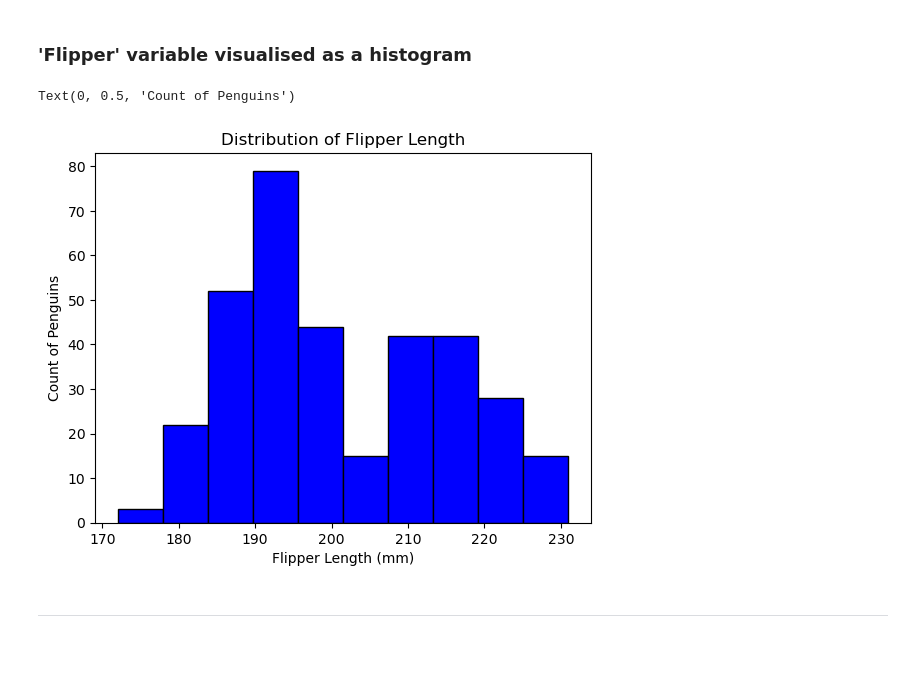
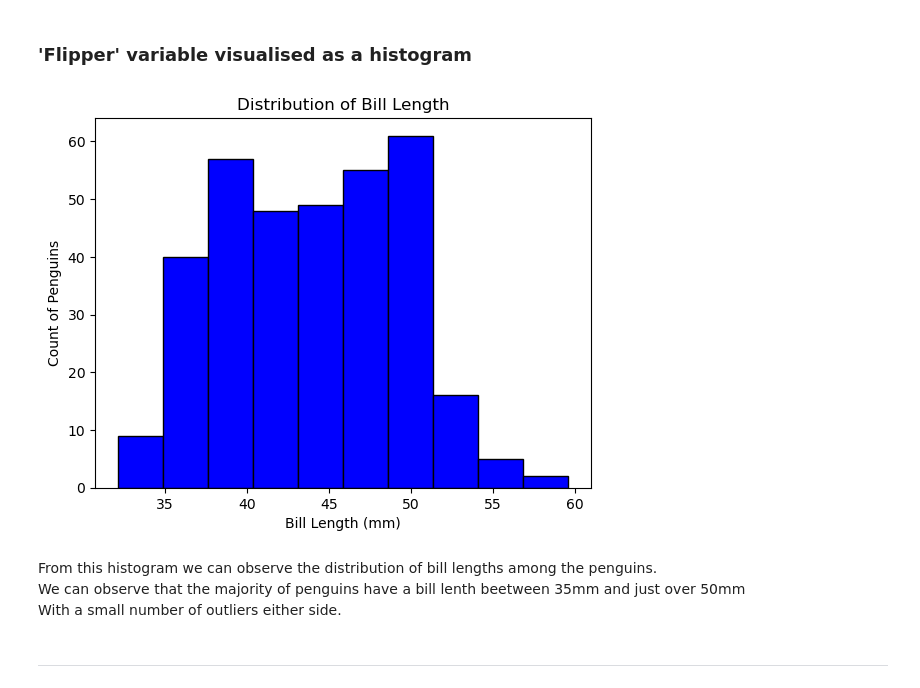
Before and after one commit to sarahembarry/poda-project, a Jupyter notebook: penguins.ipynb, the cells around one changed output. Drawn from its saved outputs; the diff is of its cells as text; code cells hidden in the pictures; blank space fills up the shorter version.

Commit message:
comments on graphs

```diff
--- a/penguins.ipynb
+++ b/penguins.ipynb
@@ -373,14 +377,18 @@ Text(0, 0.5, 'Count of Penguins')
 #Get the value counts for 'Flipper Length (mm)'
 island_count=df['flipper_length_mm'].value_counts()
 # %%
-#Plot a histogram for the distribution of flipper length.
-plt.hist(df['flipper_length_mm'], bins=10, color='blue', edgecolor='black')
-plt.title('Distribution of Flipper Length')
-plt.xlabel('Flipper Length (mm)')
+# Plot a histogram for the distribution of Bill length.
+plt.hist(df['bill_length_mm'], bins=10, color='blue', edgecolor='black')
+plt.title('Distribution of Bill Length')
+plt.xlabel('Bill Length (mm)')
 plt.ylabel('Count of Penguins')
+plt.show()
 # %% [output]
-Text(0, 0.5, 'Count of Penguins')
-[figure, old version]
+[figure, new version]
+# %% [markdown]
+From this histogram we can observe the distribution of bill lengths among the penguins.<br/>
+We can observe that the majority of penguins have a bill lenth beetween 35mm and just over 50mm <br/>
+With a small number of outliers either side.
 # %% [markdown]
 ***
 # %% [markdown]
```
Also changed, not shown: parts of 3 cells of this notebook.
